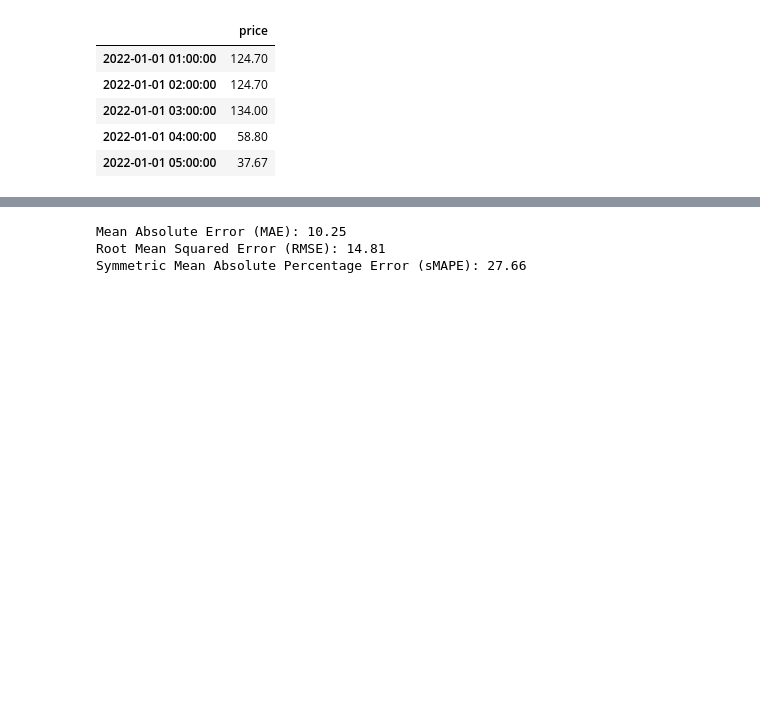
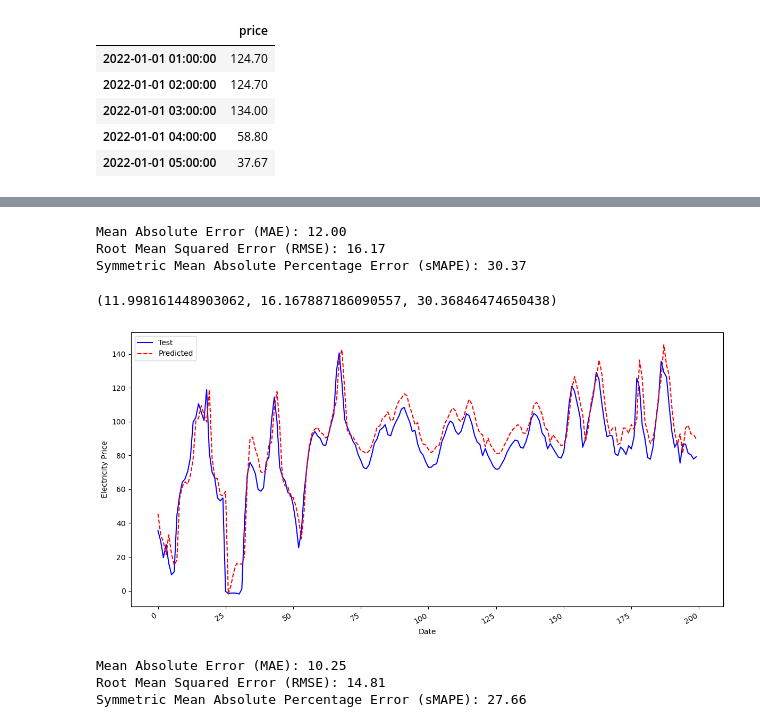
Before and after one commit to Celqaz/dutch_electricity_price_prediction, a Jupyter notebook: notebooks/model_baseline.ipynb, the cells around one changed output, grey strips where cells are left out. Drawn from its saved outputs; the diff is of its cells as text; code cells hidden in the pictures; blank space fills up the shorter version.

Commit message:
Added Stacking Model

```diff
--- a/notebooks/model_baseline.ipynb
+++ b/notebooks/model_baseline.ipynb
@@ -306,4 +309,4 @@ dtypes: float64(1), int64(9)
 memory usage: 2.1 MB
 None
 # %%
-df_ori = df_ori[['price']]
+df = df_ori[['price']]
@@ -357,6 +374,7 @@ X_train = np.reshape(X_train, (X_train.shape[0], X_train.shape[1], 1))
 model_basic_LSTM = Sequential([
         Input(shape=(X_train.shape[1], X_train.shape[2])),
         LSTM(units=64, return_sequences=True),
+        Dropout(0.2),
         LSTM(units=32, return_sequences=False),
         Dense(units=1)
     ])
@@ -395,7 +415,7 @@ X_test = np.array(X_test)
 X_test = np.reshape(X_test, (X_test.shape[0], X_test.shape[1], 1))
 
 # Predict on test set
-predicted_price = model.predict(X_test)
+predicted_price = model_basic_LSTM.predict(X_test)
 predicted_price = scaler.inverse_transform(predicted_price)  # Rescale to original values
 
 # Rescale the actual test prices for comparison
@@ -420,4 +440,15 @@ Epoch 20/20
 229/229 ━━━━━━━━━━━━━━━━━━━━ 1s 5ms/step
+# %%
+eva_s(actual_price, predicted_price)
+# %% [output]
+Mean Absolute Error (MAE): 12.00
+Root Mean Squared Error (RMSE): 16.17
+Symmetric Mean Absolute Percentage Error (sMAPE): 30.37
+(11.998161448903062, 16.167887186090557, 30.36846474650438)
+# %%
+compare_preds(actual_price[:200], predicted_price[:200])
+# %% [output]
+[figure, added]
 # %%
 eva_s(actual_price, predicted_price)
 # %% [output]
```
Also changed, not shown: parts of 4 cells of this notebook, 1 other file.
